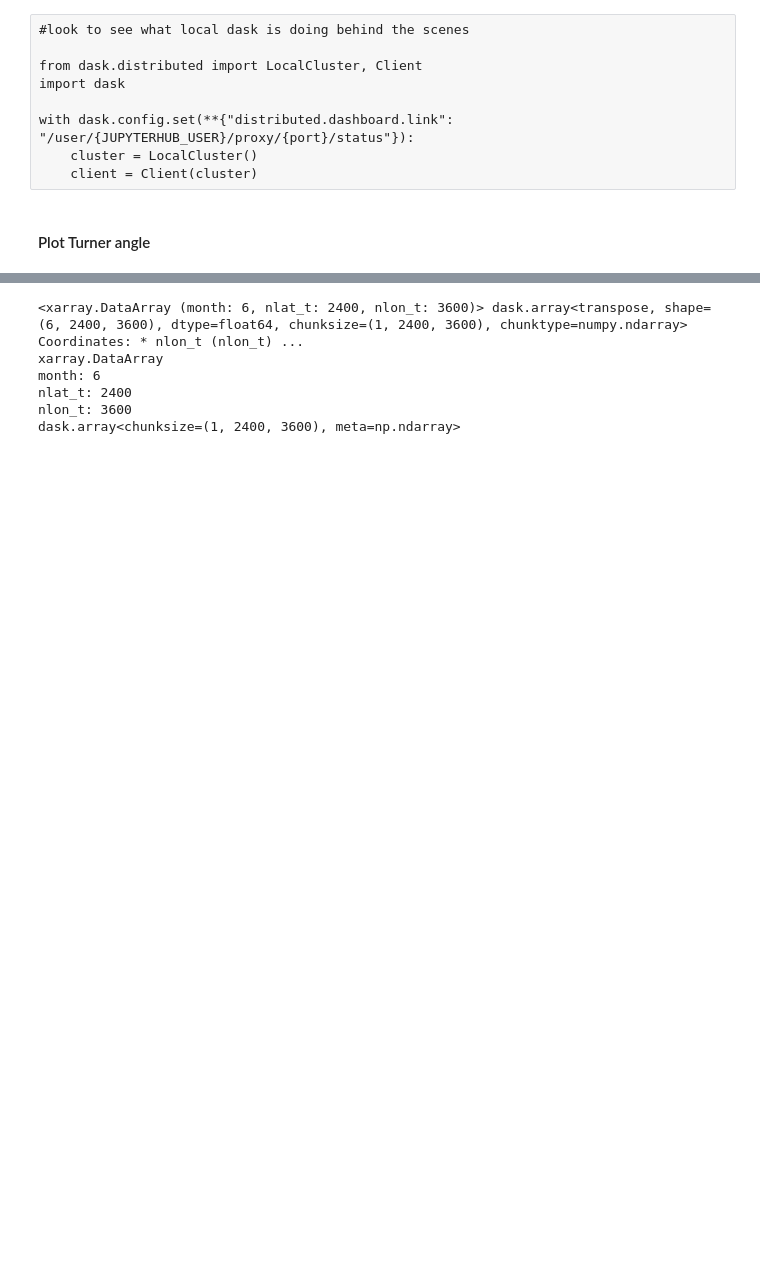
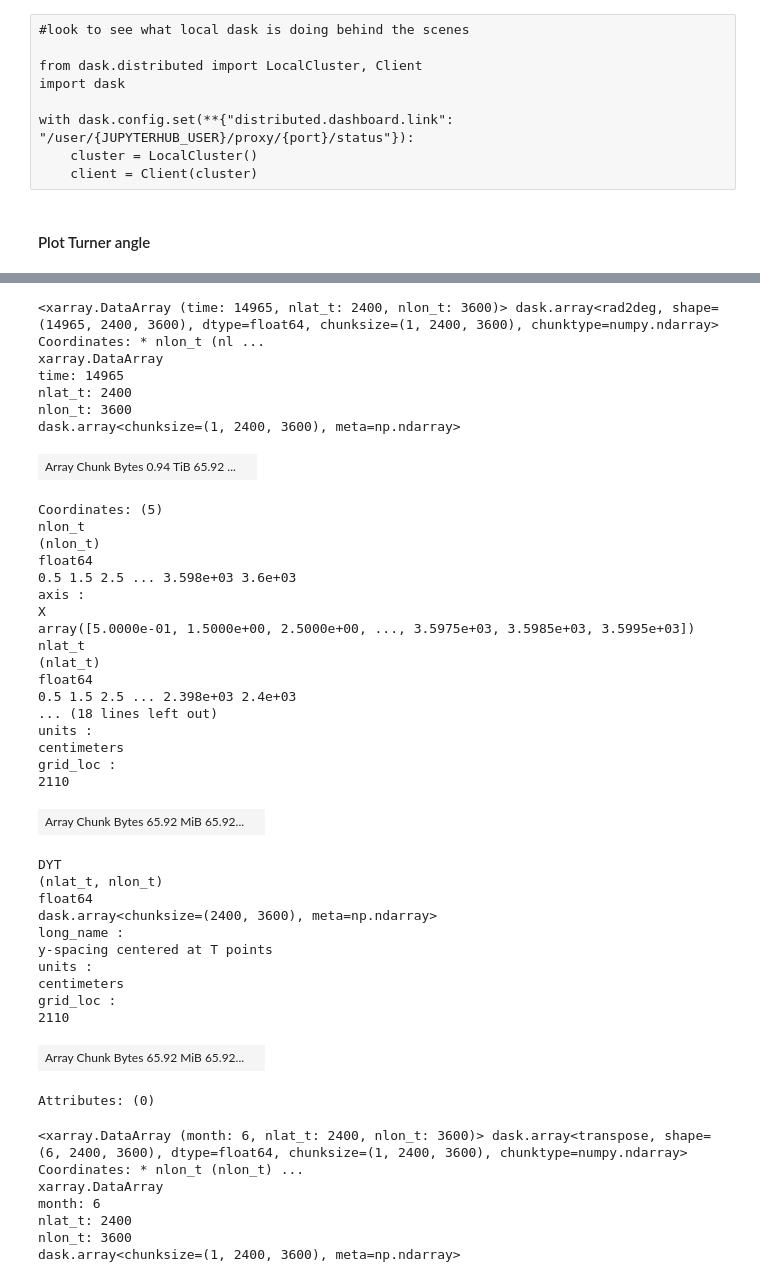
Before and after one commit to shanicetbailey/SST-gradients, a Jupyter notebook: CESM/3_horiz_turner_angle.ipynb, the cells around one changed output, grey strips where cells are left out. Drawn from its saved outputs; the diff is of its cells as text; code cells hidden in the pictures; blank space fills up the shorter version.

```diff
--- a/CESM/3_horiz_turner_angle.ipynb
+++ b/CESM/3_horiz_turner_angle.ipynb
@@ -133,10 +133,9 @@ def horizontal_turner_angle():
     term1 = modgradrho*(gradrho[0]*(alpha*gradT[0] + beta*gradS[0]) + gradrho[1]*(alpha*gradT[1] + beta*gradS[1]))
     term2 = modgradrho*(gradrho[0]*(alpha*gradT[0] - beta*gradS[0]) + gradrho[1]*(alpha*gradT[1] - beta*gradS[1]))
     turner_radians = np.arctan2(term1, term2)
-    turner_angle_pi = (180/np.pi)*turner_radians
-    turner_angle_pi2 = (90/np.pi)*turner_radians
+    turner_angle = np.rad2deg(turner_radians)
 
-    return (turner_angle_pi, turner_angle_pi2)
+    return (turner_angle)
 # %%
 #weddell region
 selection = dict(time=10, nlon_t=slice(470, 1000), nlat_t=slice(0,500))
@@ -186,3 +146,43 @@ Attributes: (0)
+# %%
+ta
+# %% [output]
+<xarray.DataArray (time: 14965, nlat_t: 2400, nlon_t: 3600)> dask.array<rad2deg, shape=(14965, 2400, 3600), dtype=float64, chunksize=(1, 2400, 3600), chunktype=numpy.ndarray> Coordinates: * nlon_t (nl ...
+xarray.DataArray
+time: 14965
+nlat_t: 2400
+nlon_t: 3600
+dask.array<chunksize=(1, 2400, 3600), meta=np.ndarray>
+| Array Chunk Bytes 0.94 TiB 65.92 ... |  |
+Coordinates: (5)
+nlon_t
+(nlon_t)
+float64
+0.5 1.5 2.5 ... 3.598e+03 3.6e+03
+axis :
+X
+array([5.0000e-01, 1.5000e+00, 2.5000e+00, ..., 3.5975e+03, 3.5985e+03, 3.5995e+03])
+nlat_t
+(nlat_t)
+float64
+0.5 1.5 2.5 ... 2.398e+03 2.4e+03
+... (18 lines left out)
+units :
+centimeters
+grid_loc :
+2110
+| Array Chunk Bytes 65.92 MiB 65.92... |  |
+DYT
+(nlat_t, nlon_t)
+float64
+dask.array<chunksize=(2400, 3600), meta=np.ndarray>
+long_name :
+y-spacing centered at T points
+units :
+centimeters
+grid_loc :
+2110
+| Array Chunk Bytes 65.92 MiB 65.92... |  |
+Attributes: (0)
 # %%
 ta_clim = ta.isel(time=slice(0,180)).groupby('time.month').mean()
 ta_clim
```
Also changed, not shown: parts of 15 cells of this notebook.
